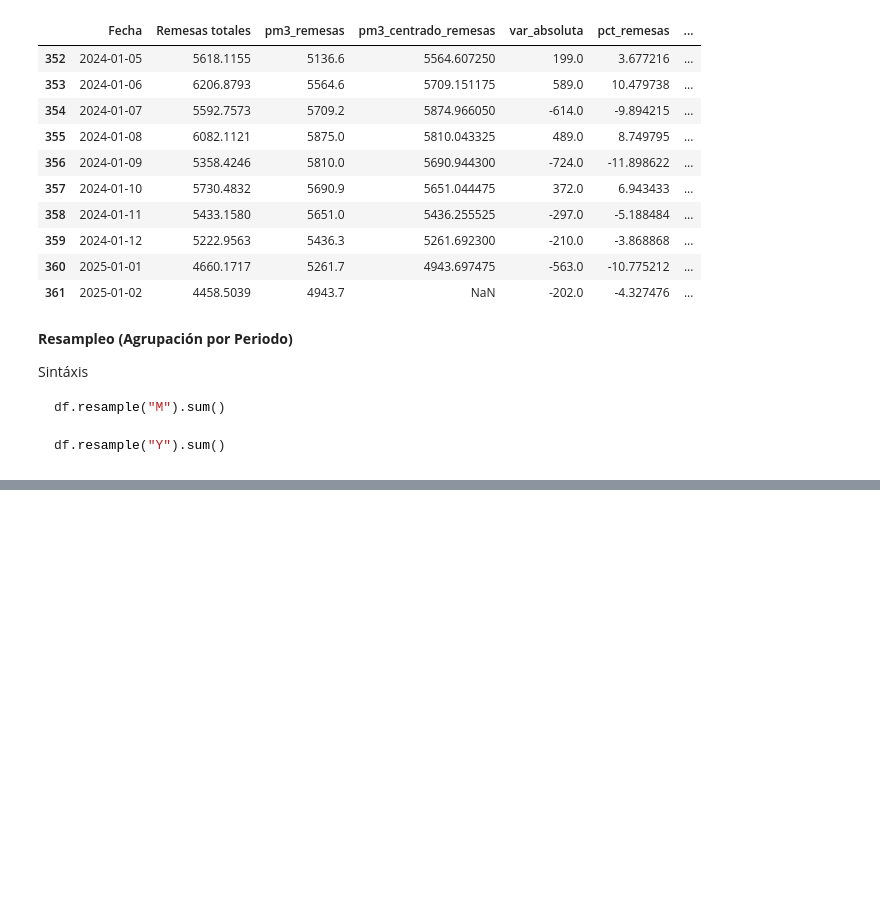
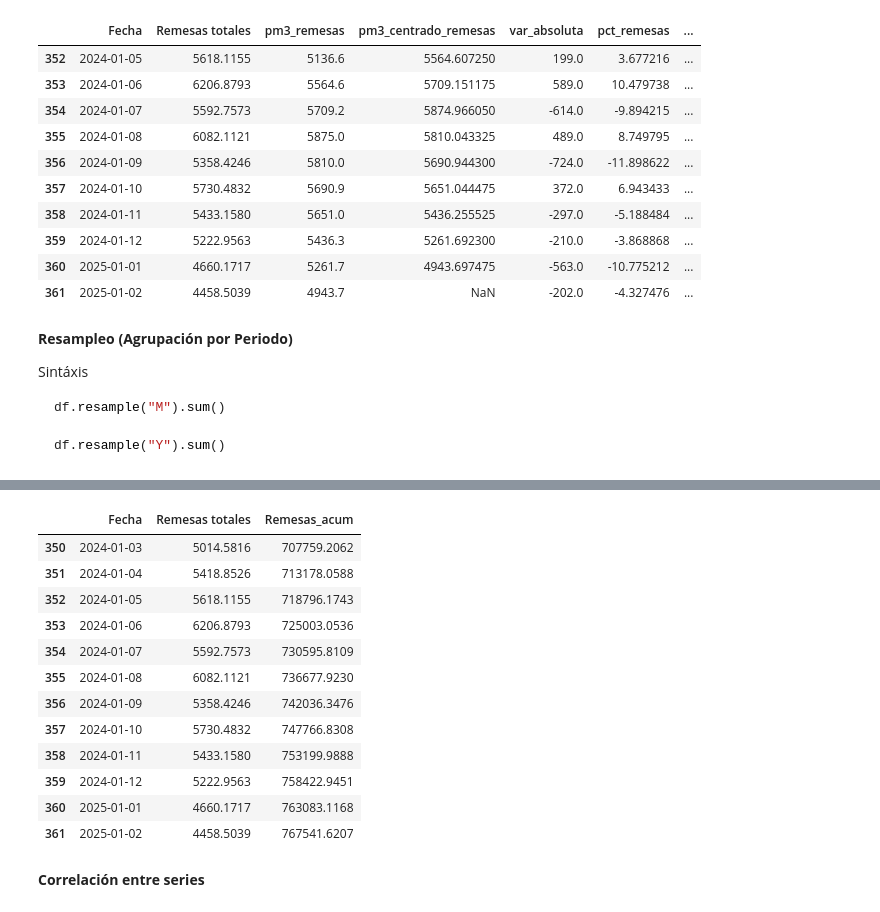
Before and after one commit to DiegoSReco/intro_python_para_economistas, a Jupyter notebook: script_python_5_Analisis_Datos_Pandas_2.ipynb, the cells around one changed output, grey strips where cells are left out. Drawn from its saved outputs; the diff is of its cells as text; code cells hidden in the pictures; blank space fills up the shorter version.

```diff
--- a/script_python_5_Analisis_Datos_Pandas_2.ipynb
+++ b/script_python_5_Analisis_Datos_Pandas_2.ipynb
@@ -2485,0 +2505,21 @@ Este proceso ayuda a visualizar cómo
+# %%
+#Cálculo de remesas acumuladas
+df_serie['Remesas_acum'] = df_serie['Remesas totales'].cumsum()
+#Últimos 12 meses
+df_serie[['Fecha', 'Remesas totales', 'Remesas_acum']].tail(12)
+# %% [output]
+|  | Fecha | Remesas totales | Remesas_acum |
+| 350 | 2024-01-03 | 5014.5816 | 707759.2062 |
+| 351 | 2024-01-04 | 5418.8526 | 713178.0588 |
+| 352 | 2024-01-05 | 5618.1155 | 718796.1743 |
+| 353 | 2024-01-06 | 6206.8793 | 725003.0536 |
+| 354 | 2024-01-07 | 5592.7573 | 730595.8109 |
+| 355 | 2024-01-08 | 6082.1121 | 736677.9230 |
+| 356 | 2024-01-09 | 5358.4246 | 742036.3476 |
+| 357 | 2024-01-10 | 5730.4832 | 747766.8308 |
+| 358 | 2024-01-11 | 5433.1580 | 753199.9888 |
+| 359 | 2024-01-12 | 5222.9563 | 758422.9451 |
+| 360 | 2025-01-01 | 4660.1717 | 763083.1168 |
+| 361 | 2025-01-02 | 4458.5039 | 767541.6207 |
+# %% [markdown]
+**Correlación entre series**
```
Also changed, not shown: parts of 3 cells of this notebook.
